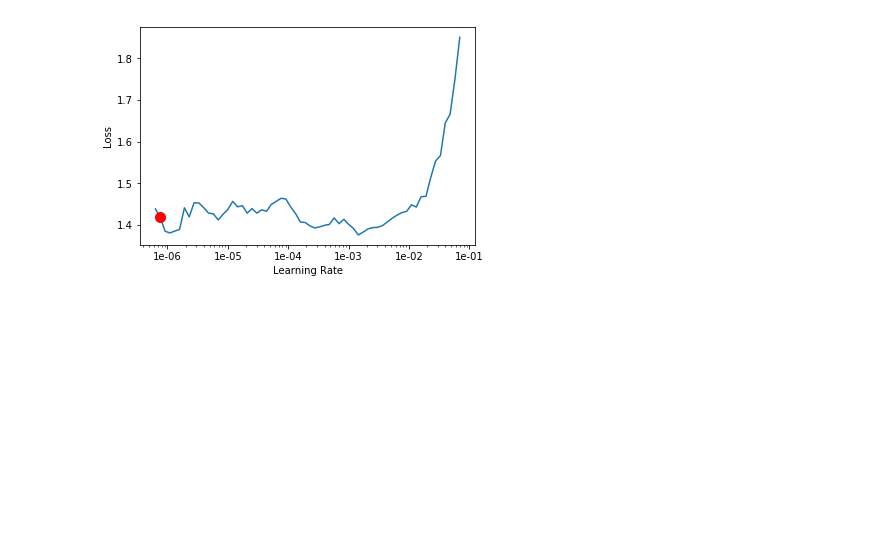
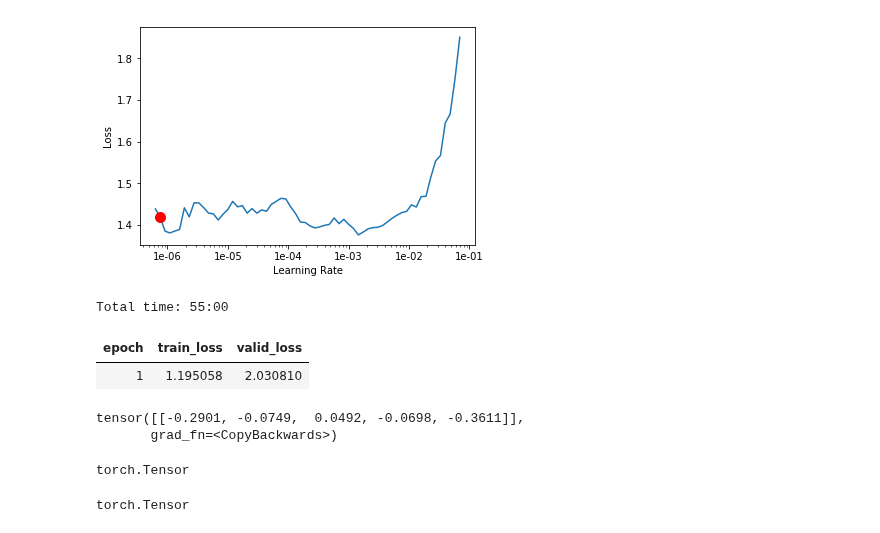
Before and after one commit to jachen36/humpback_kaggle, a Jupyter notebook: siamese_network.ipynb, the cells around one changed output. Saved outputs shown, nothing was run; the diff lists cells and outputs as text; code cells hidden in the pictures; blank space fills up the shorter version.

Commit message:
Train one epoch and found that PairImgDataset is not creating pair correctly. Should compare with the whole dataset

```diff
--- a/siamese_network.ipynb
+++ b/siamese_network.ipynb
@@ -109,9 +109,9 @@ tfms = get_transforms(do_flip=False, max_zoom=1)
 # %%
 # using fastai for splitting, importing, and transforming of the data
 src = (ImageItemList.from_df(df=labels, path=data_fp, cols='Image', folder=data_train)
-                    .split_by_idx(val_idx)
+                    .split_by_idx(val_idx)  # validation set doesn't need to be the same since the metric is not accuracy
                     .label_from_df(cols='Id')
-                    .add_test_folder(test_folder='test')
+#                     .add_test_folder(test_folder='test')  # testing has a different setup
                     .transform(tfms, size=sz, resize_method=ResizeMethod.SQUISH))
 if verbose: print(src)
 # %% [output]
@@ -306,0 +304,6 @@ Min numerical gradient: 7.59E-07
+# %%
+learn.fit(1)
+# %% [output]
+Total time: 55:00
+| epoch | train_loss | valid_loss |
+| 1 | 1.195058 | 2.030810 |
@@ -306,0 +315,14 @@ Min numerical gradient: 7.59E-07
+# %%
+## need to backward gradient set as flase. use with content manager.
+learn.model.forward_once(d1[0].data.unsqueeze(0).cuda()).cpu()  # Try this for the last stage..
+# %% [output]
+tensor([[-0.2901, -0.0749,  0.0492, -0.0698, -0.3611]],
+       grad_fn=<CopyBackwards>)
+# %%
+type(pred[0])
+# %% [output]
+torch.Tensor
+# %%
+type(pred[1])
+# %% [output]
+torch.Tensor
```
Also changed, not shown: parts of 8 cells of this notebook.
